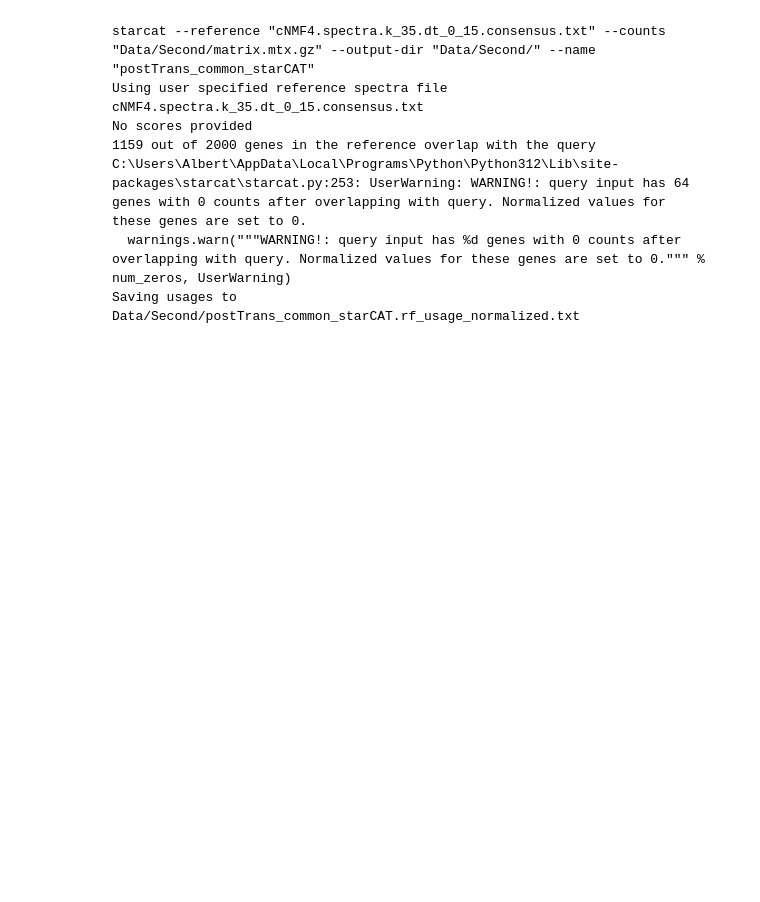
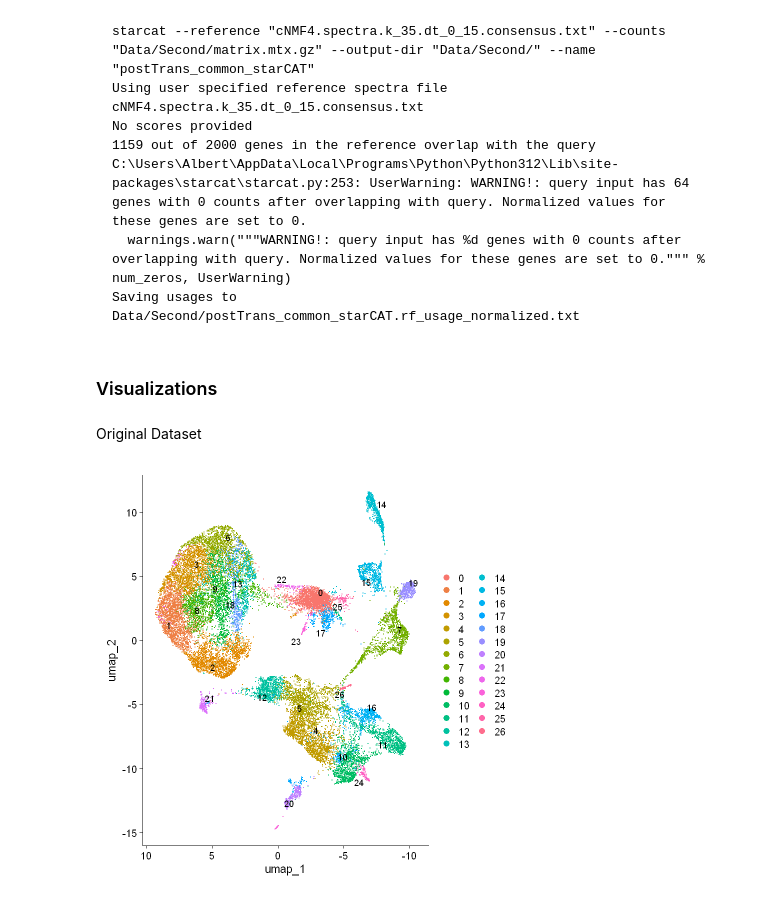
Before and after one commit to Tofulati/postTrans_cd34, a Jupyter notebook: starcat_analysis.ipynb, the cells around one changed output. Cells and saved outputs as stored; diff of their text form; code cells hidden in the pictures; blank space fills up the shorter version.

Commit message:
Plotted visualizations of original, rev, and common

````diff
--- a/starcat_analysis.ipynb
+++ b/starcat_analysis.ipynb
@@ -427,3 +416,12 @@ C:\Users\Albert\AppData\Local\Programs\Python\Python312\Lib\site-packages\starca
   warnings.warn("""WARNING!: query input has %d genes with 0 counts after overlapping with query. Normalized values for these genes are set to 0.""" % num_zeros, UserWarning)
 Saving usages to Data/Second/postTrans_common_starCAT.rf_usage_normalized.txt
 ```
+# %% [markdown]
+### Visualizations
+# %% [markdown]
+Original Dataset
+# %%
+posttrans_plot <- UMAPPlot(postTrans) + scale_x_reverse()
+LabelClusters(plot = posttrans_plot, id = "ident")
+# %% [output]
+[figure, added]
````
Also changed, not shown: parts of 16 cells of this notebook.
